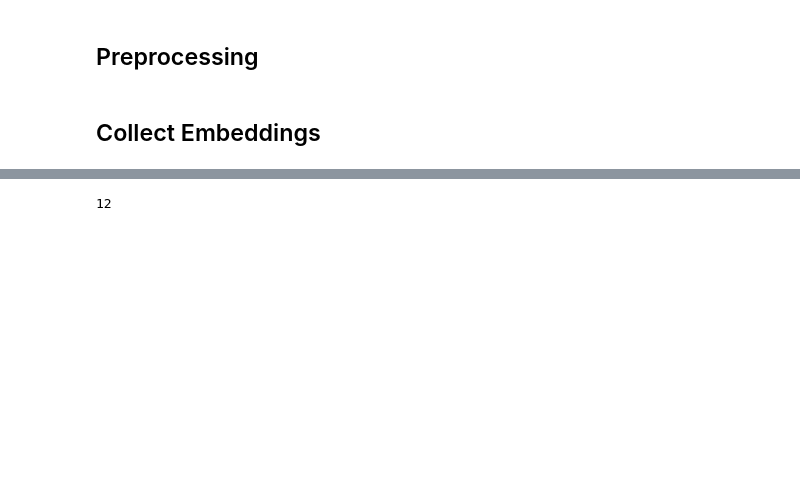
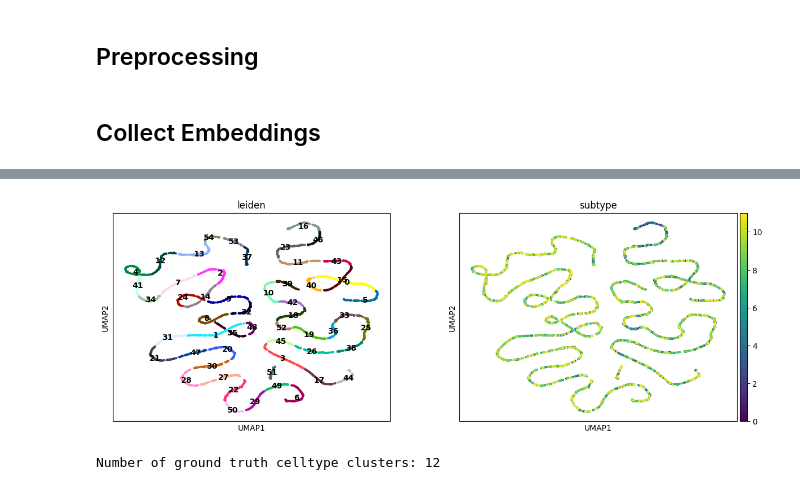
Before and after one commit to Saigum/exceiver, a Jupyter notebook: example-model.ipynb, the cells around one changed output, grey strips where cells are left out. Saved outputs shown, nothing was run; the diff lists cells and outputs as text; code cells hidden in the pictures; blank space fills up the shorter version.

```diff
--- a/example-model.ipynb
+++ b/example-model.ipynb
@@ -105,6 +112,13 @@ array([[ 1.3706132 , -0.19569024,  0.54568946, ..., -0.22663182,
-# %%
-emb_adata.obs["subtype"]
-# basic clustering check
-sc.tl.leiden(adata=emb_adata,)
-# %% [output]
-12
+# %%
+sc.tl.leiden(adata=emb_adata)
+sc.pl.umap(
+    emb_adata,
+    color=["leiden","subtype"],
+    legend_loc="on data",
+)
+# %% [output]
+[figure, added]
+# %%
+print(f"Number of ground truth celltype clusters: {len(set(emb_adata.obs["subtype"]))}")
+# %% [output]
+Number of ground truth celltype clusters: 12
```
Also changed, not shown: parts of 10 cells of this notebook, 7 other files.
